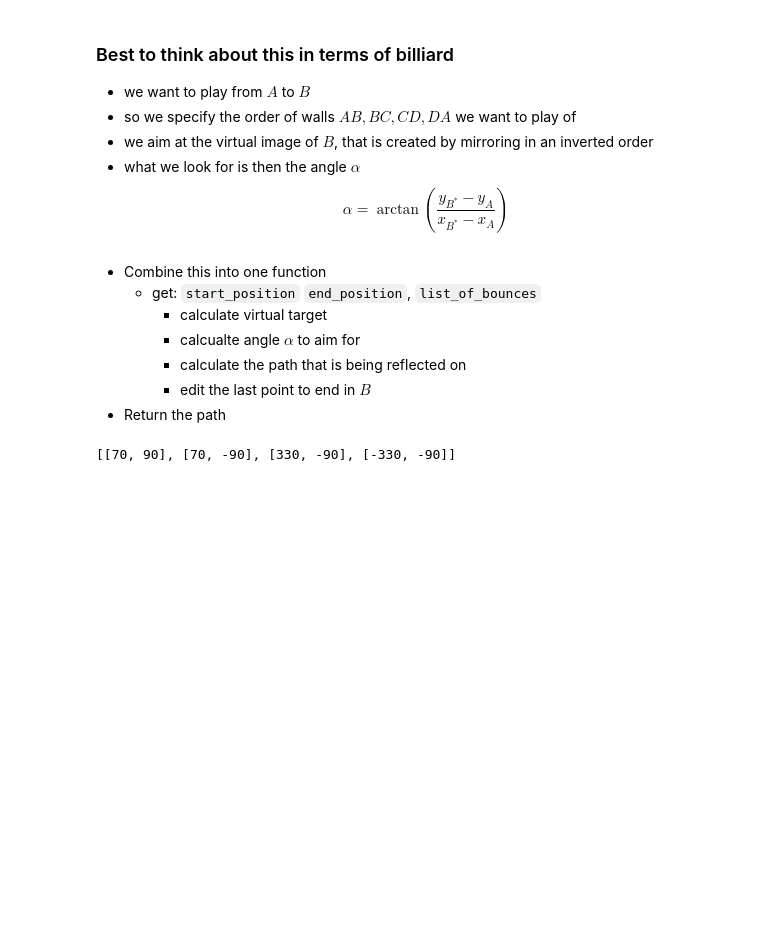
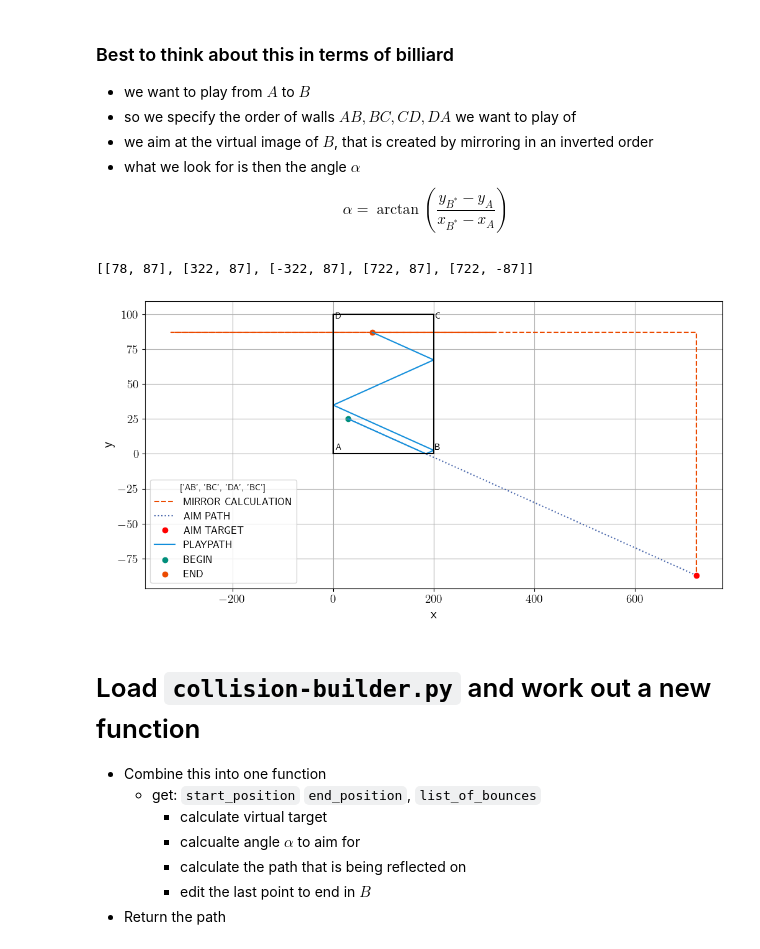
Before and after one commit to LEMettler/svg-collision, a Jupyter notebook: billiard-reflections.ipynb, the cells around one changed output. Cells and saved outputs as stored; diff of their text form; code cells hidden in the pictures; blank space fills up the shorter version.

```diff
--- a/billiard-reflections.ipynb
+++ b/billiard-reflections.ipynb
@@ -99,7 +99,48 @@ def plotTable(mirrorpath, aimpath):
 $$
     \alpha = \arctan \left( \frac{y_{B^*}- y_{A}}{x_{B^*} - x_A} \right)
 $$
+# %%
+A = [30, 25]
+B = [78, 87]
+width = 200
+height = 100
+
+path = [B]
+bounces = ['AB', 'BC', 'DA', 'BC'] #from A to B
+
+
+for ref in bounces[::-1]:
+    nup = reflect(path[-1], ref)
+    path.append(nup)
+print(path)
+# this is the virtual path
+
+
+#this is the angle going out from A
+alpha = calculateAngle(A, path[-1])
+x0v, y0v, a0v = [A[0]], [A[1]], [alpha]
+
+for i  in range(len(bounces)+1):
+    xx, yy, aa = newCollsionPoint(x0v[-1], y0v[-1], a0v[-1])
+    x0v.append(xx)
+    y0v.append(yy)
+    a0v.append(aa)
+
+x0v[-1] = B[0]
+y0v[-1] = B[1]
+plotTable(path, [x0v, y0v])
+
+
+plt.xlabel('x')
+plt.ylabel('y')
+plt.legend(title=str(bounces))
+plt.show()
+# %% [output]
+[[78, 87], [322, 87], [-322, 87], [722, 87], [722, -87]]
+[figure, added]
 # %% [markdown]
+# Load `collision-builder.py` and work out a new function
+
 - Combine this into one function
   - get: `start_position` `end_position`, `list_of_bounces`
     - calculate virtual target
@@ -107,15 +148,3 @@ $$
     - calculate the path that is being reflected on
     - edit the last point to end in $B$
 - Return the path
-# %%
-A = [30, 40]
-B = [70, 90]
-
-path = [B]
-# inverted order of walls
-for ref in ['AB', 'BC', 'DA']:
-    nup = reflect(path[-1], ref)
-    path.append(nup)
-print(path)
-# %% [output]
-[[70, 90], [70, -90], [330, -90], [-330, -90]]
```
Also changed, not shown: parts of 4 cells of this notebook, 4 other files.
